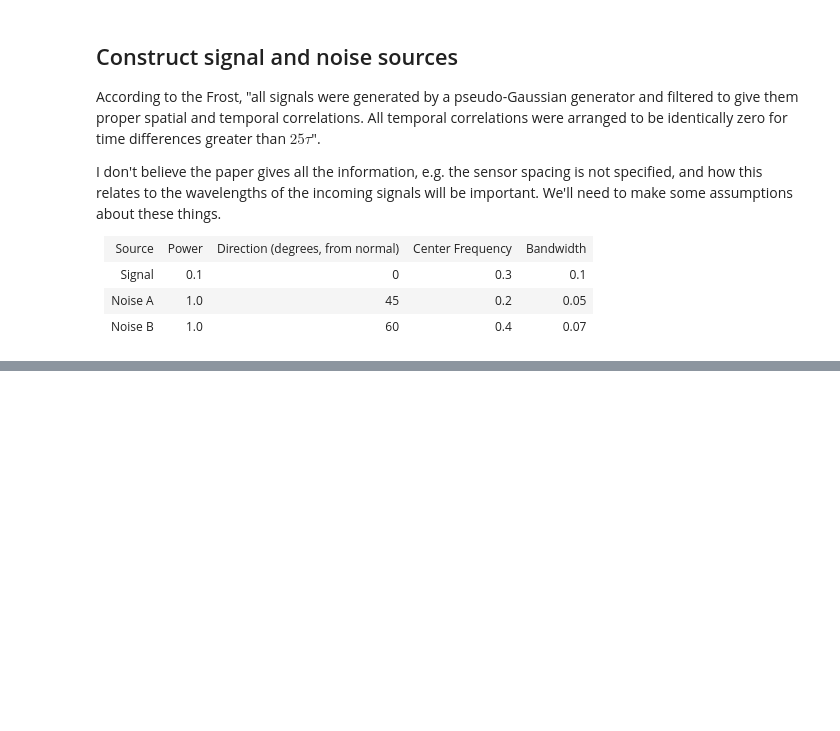
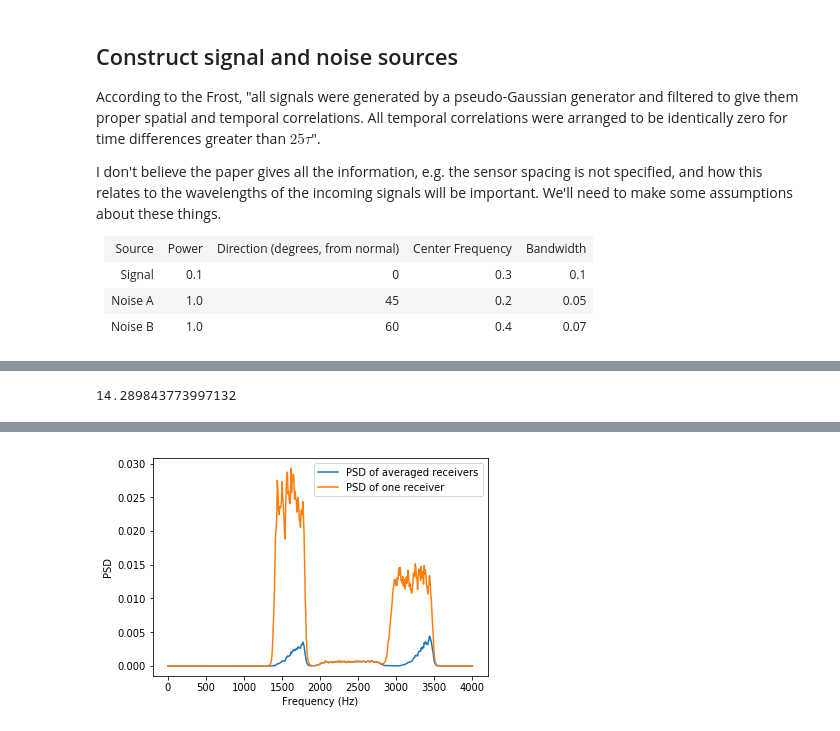
Before and after one commit to smarsland/Beamform, a Jupyter notebook: Beamforming Testing.ipynb, the cells around one changed output, grey strips where cells are left out. Cells and saved outputs as stored; diff of their text form; code cells hidden in the pictures; blank space fills up the shorter version.

Commit message:
Noise sources and directions implemented, crude beamformer working too

```diff
--- a/Beamforming Testing.ipynb
+++ b/Beamforming Testing.ipynb
@@ -37,7 +37,7 @@ def hamming_symmetric(x, M):
     centre = (M - 1)/2
     return 0.54 - 0.46*np.cos(2*np.pi*(x - centre)/(M - 1))
 
-def delay_signal(x_in, d, order):
+def delay_signal(x_in, d, order=25):
     assert(np.mod(order, 2) == 1)
 
     if d >= 1:
@@ -156,0 +177,21 @@ display(Audio(data = noise_A + noise_B + 0*signal, rate=fs))
+# %%
+
+
+print(np.max(noise_A))
+freqs, pxx = welch(sum(X)/K, fs=fs, nperseg=1024)
+#plt.semilogy(freqs, pxx)
+plt.plot(freqs, pxx)
+plt.xlabel('Frequency (Hz)')
+plt.ylabel('PSD')
+
+freqs, pxx = welch(X[0], fs=fs, nperseg=1024)
+plt.plot(freqs, pxx)
+plt.xlabel('Frequency (Hz)')
+plt.ylabel('PSD')
+
+plt.legend(('PSD of averaged receivers', 'PSD of one receiver'))
+
+display(Audio(data = sum(X)/K, rate=fs))
+display(Audio(data = X[0], rate=fs))
+# %% [output]
+14.289843773997132
@@ -156,0 +200 @@ display(Audio(data = noise_A + noise_B + 0*signal, rate=fs))
+[figure, added]
```
Also changed, not shown: parts of 5 cells of this notebook.
